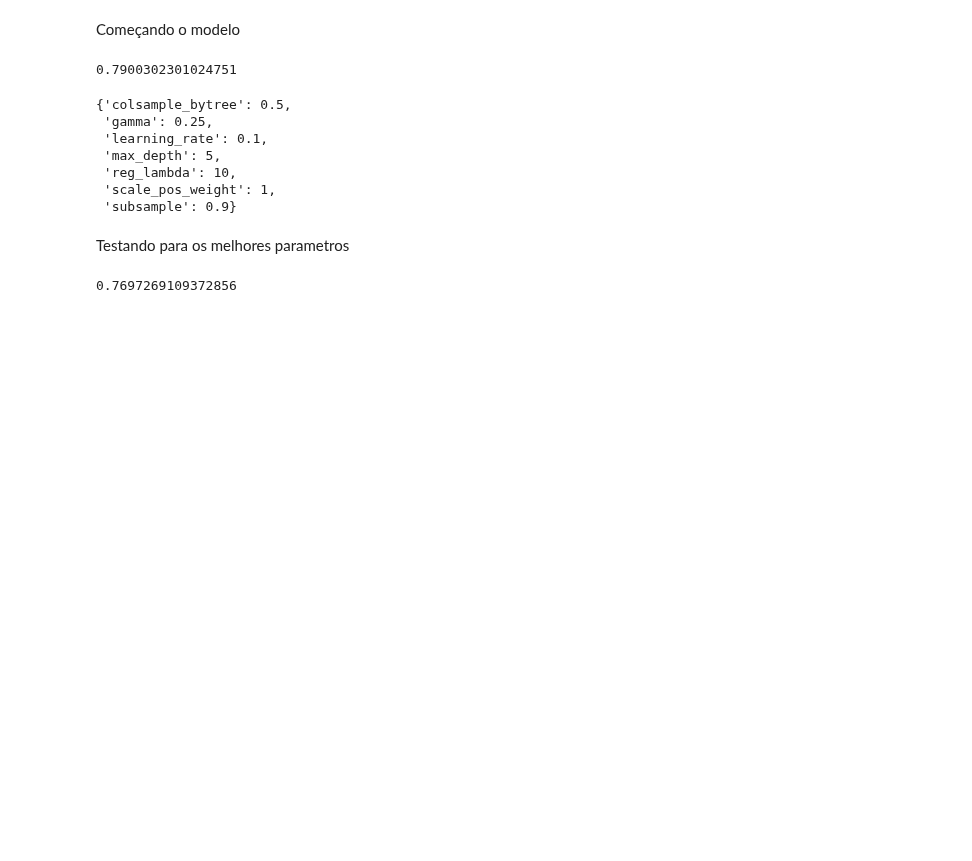
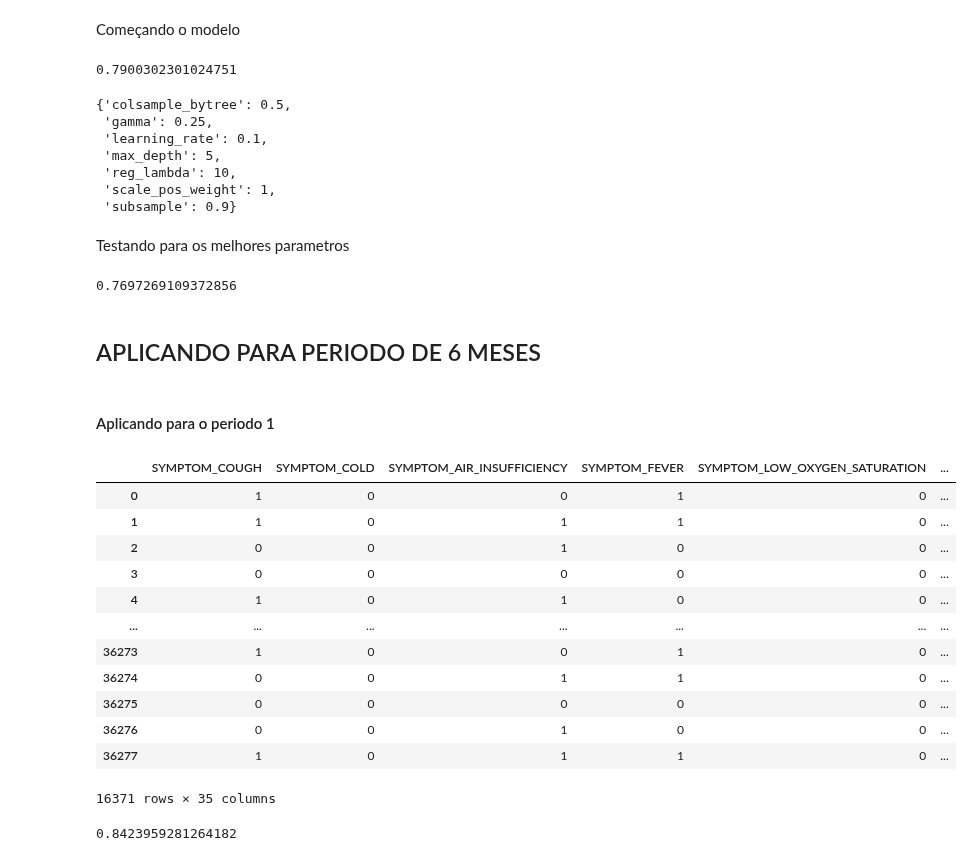
Before and after one commit to bielarnaud/Estudo_dados_de_covid, a Jupyter notebook: Codes/XGBoost.ipynb, the cells around one changed output. Drawn from its saved outputs; the diff is of its cells as text; code cells hidden in the pictures; blank space fills up the shorter version.

Commit message:
aplicação do XGBoost para periodos de 3 e 6 meses

```diff
--- a/Codes/XGBoost.ipynb
+++ b/Codes/XGBoost.ipynb
@@ -17,7 +17,7 @@ Utilizando a class random forest para fazer o pré processamento
 list_features = ["SYMPTOM_COUGH",'SYMPTOM_COLD','SYMPTOM_AIR_INSUFFICIENCY','SYMPTOM_FEVER','SYMPTOM_LOW_OXYGEN_SATURATION','SYMPTOM_BREATHING_CONDITION','SYMPTOM_TORACIC_APERTURE','SYMPTOM_THROAT_CONDITION',
                 'SYMPTOM_HEADACHE','SYMPTOM_BODY_PAIN','SYMPTOM_DIARRHEA','SYMPTOM_RUNNY_NOSE','SYMPTOM_NOSE_CONGESTION','SYMPTOM_WEAKNESS','SYMPTOM_ANOSMIA_OR_HYPOSMIA','SYMPTOM_NAUSEA','SYMPTOM_LACK_OF_APPETITE',
                 'SYMPTOM_ABDOMINAL_PAIN','SYMPTOM_CONSCIOUSNESS_DEGRADATION','DISEASE_HEART_OR_VASCULAR','DISEASE_DIABETES','DISEASE_HYPERTENSION','DISEASE_RESPIRATORY','DISEASE_OBESITY','DISEASE_KIDNEY','DISEASE_IMMUNOSUPPRESSION',
-                'DISEASE_TABAGIST','DISEASE_ETILISM','DISEASE_LIVER','DISEASE_NEUROLOGIC','death', 'idade', 'sexo_Feminino', 'sexo_Ignorado','sexo_Masculino']
+                'DISEASE_TABAGIST','DISEASE_ETILISM','DISEASE_LIVER','DISEASE_NEUROLOGIC','death', 'idade', 'sexo_Feminino','sexo_Masculino']
 # %%
 random_forest = Random_forest(df)
 random_forest.run_graves()
@@ -98,3 +98,34 @@ preds = final_cl.predict(X_test)
 accuracy_score(y_test, preds)
 # %% [output]
 0.7697269109372856
+# %% [markdown]
+## APLICANDO PARA PERIODO DE 6 MESES
+# %%
+periodo_1 = df[(df['data_notificacao'] > '2020-02-26') & (df['data_notificacao'] < '2020-08-31')]
+periodo_2 = df[(df['data_notificacao'] > '2020-09-01') & (df['data_notificacao'] < '2021-02-28')]
+periodo_3 = df[(df['data_notificacao'] > '2021-03-01') & (df['data_notificacao'] < '2021-08-31')]
+periodo_4 = df[(df['data_notificacao'] > '2021-09-01') & (df['data_notificacao'] < '2022-02-28')]
+periodo_5 = df[(df['data_notificacao'] > '2022-03-01') & (df['data_notificacao'] < '2022-06-13')]
+# %% [markdown]
+#### Aplicando para o periodo 1
+# %%
+random_forest = Random_forest(periodo_1)
+random_forest.run_graves()
+
+df_p1 = random_forest.df
+df_p1 = df_p1[list_features]
+df_p1
+# %% [output]
+|  | SYMPTOM_COUGH | SYMPTOM_COLD | SYMPTOM_AIR_INSUFFICIENCY | SYMPTOM_FEVER | SYMPTOM_LOW_OXYGEN_SATURATION | ... |
+| 0 | 1 | 0 | 0 | 1 | 0 | ... |
+| 1 | 1 | 0 | 1 | 1 | 0 | ... |
+| 2 | 0 | 0 | 1 | 0 | 0 | ... |
+| 3 | 0 | 0 | 0 | 0 | 0 | ... |
+| 4 | 1 | 0 | 1 | 0 | 0 | ... |
+| ... | ... | ... | ... | ... | ... | ... |
+| 36273 | 1 | 0 | 0 | 1 | 0 | ... |
+| 36274 | 0 | 0 | 1 | 1 | 0 | ... |
+| 36275 | 0 | 0 | 0 | 0 | 0 | ... |
+| 36276 | 0 | 0 | 1 | 0 | 0 | ... |
+| 36277 | 1 | 0 | 1 | 1 | 0 | ... |
+16371 rows × 35 columns
@@ -100,0 +156,4 @@ accuracy_score(y_test, preds)
+# %%
+grid_cv.best_score_
+# %% [output]
+0.8423959281264182
```
Also changed, not shown: parts of 37 cells of this notebook, 2 other files.
